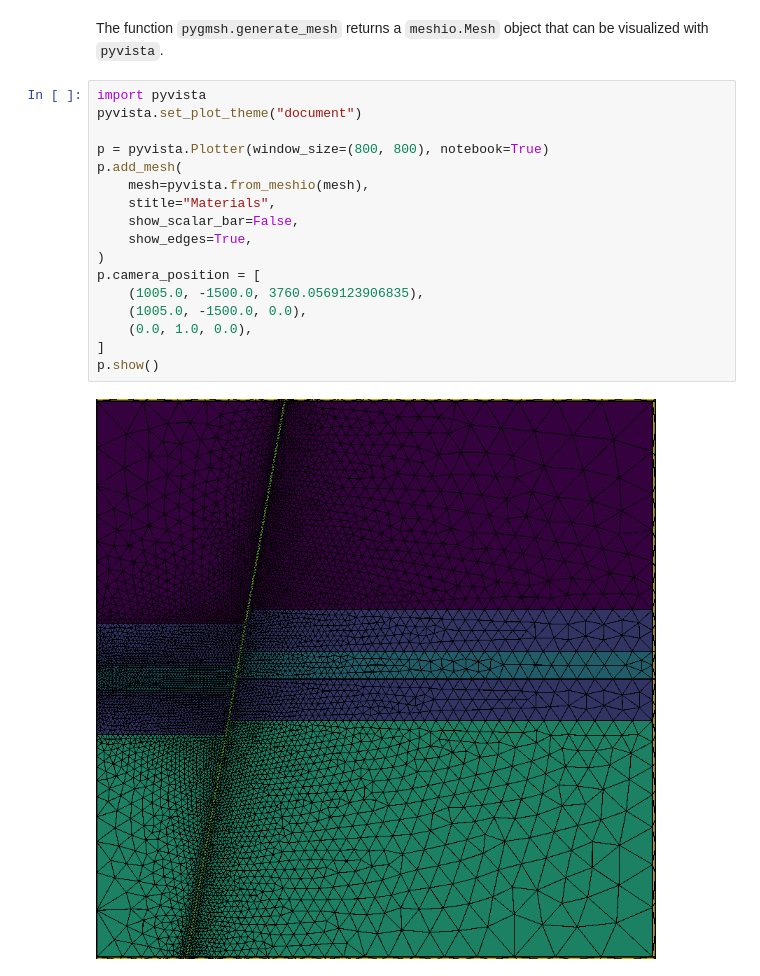
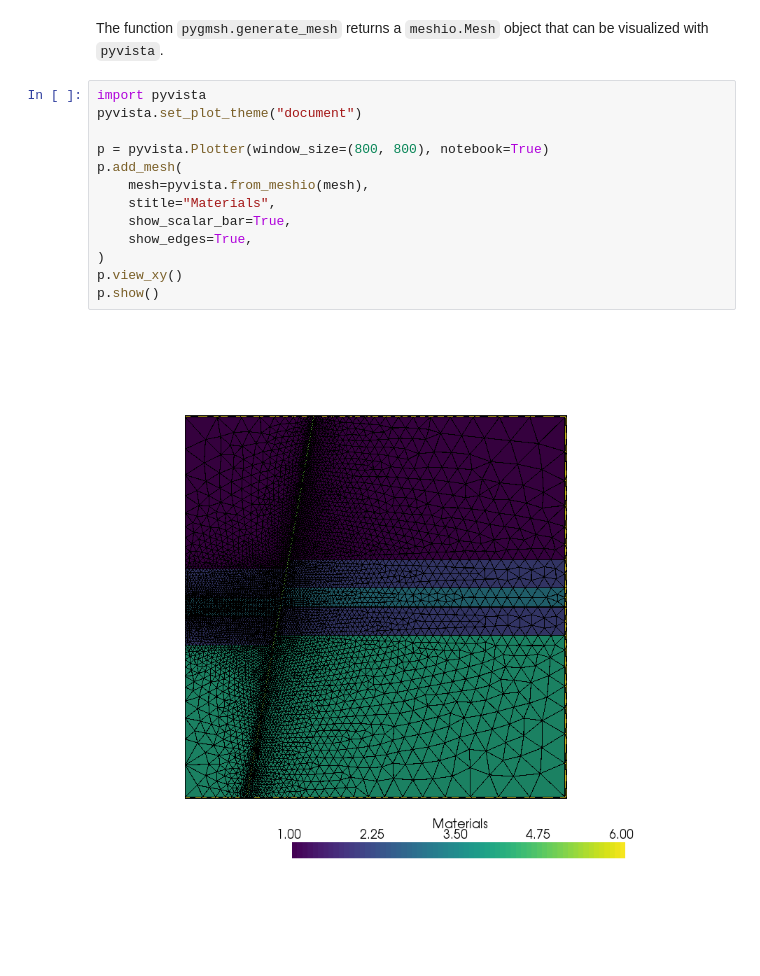
Before and after one commit to keurfonluu/toughio, a Jupyter notebook: notebooks/Preprocessing/0. Generate mesh in Python with Gmsh.ipynb, the cells around one changed output. Drawn from its saved outputs; the diff is of its cells as text; blank space fills up the shorter version.

```diff
--- a/notebooks/Preprocessing/0. Generate mesh in Python with Gmsh.ipynb
+++ b/notebooks/Preprocessing/0. Generate mesh in Python with Gmsh.ipynb
@@ -285,19 +285,15 @@ geo file: mesh.geo
 # %%
 import pyvista
 pyvista.set_plot_theme("document")
 
 p = pyvista.Plotter(window_size=(800, 800), notebook=True)
 p.add_mesh(
     mesh=pyvista.from_meshio(mesh),
     stitle="Materials",
-    show_scalar_bar=False,
+    show_scalar_bar=True,
     show_edges=True,
 )
-p.camera_position = [
-    (1005.0, -1500.0, 3760.0569123906835),
-    (1005.0, -1500.0, 0.0),
-    (0.0, 1.0, 0.0),
-]
+p.view_xy()
 p.show()
 # %% [output]
-[figure, old version]
+[figure, new version]
```
Also changed, not shown: 7 other files.
